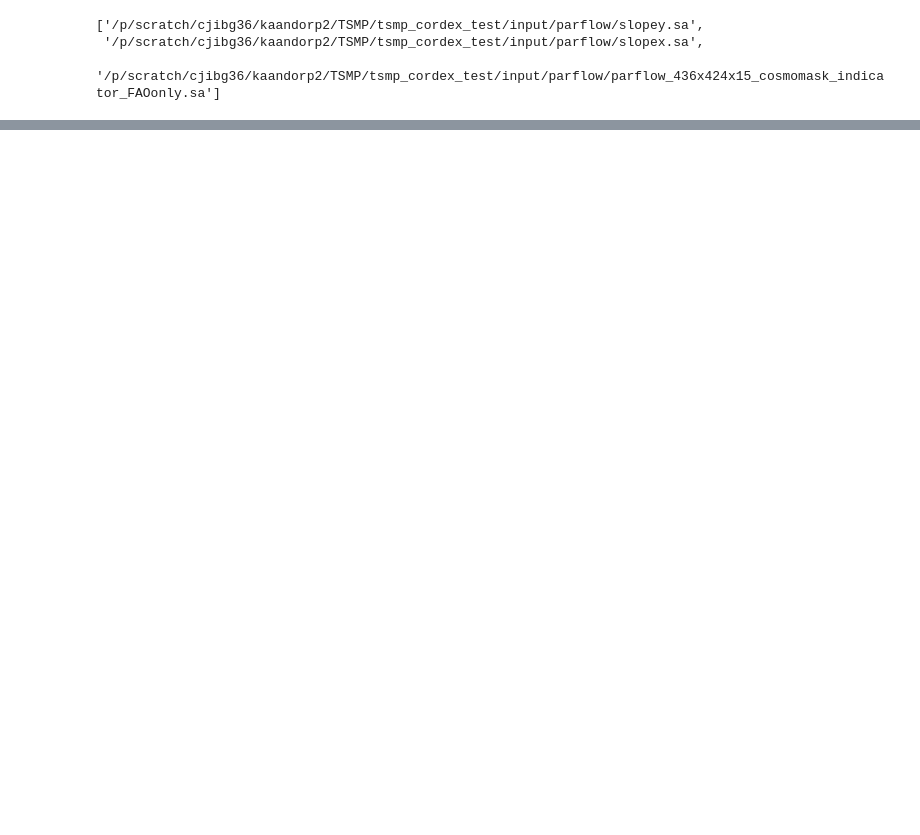
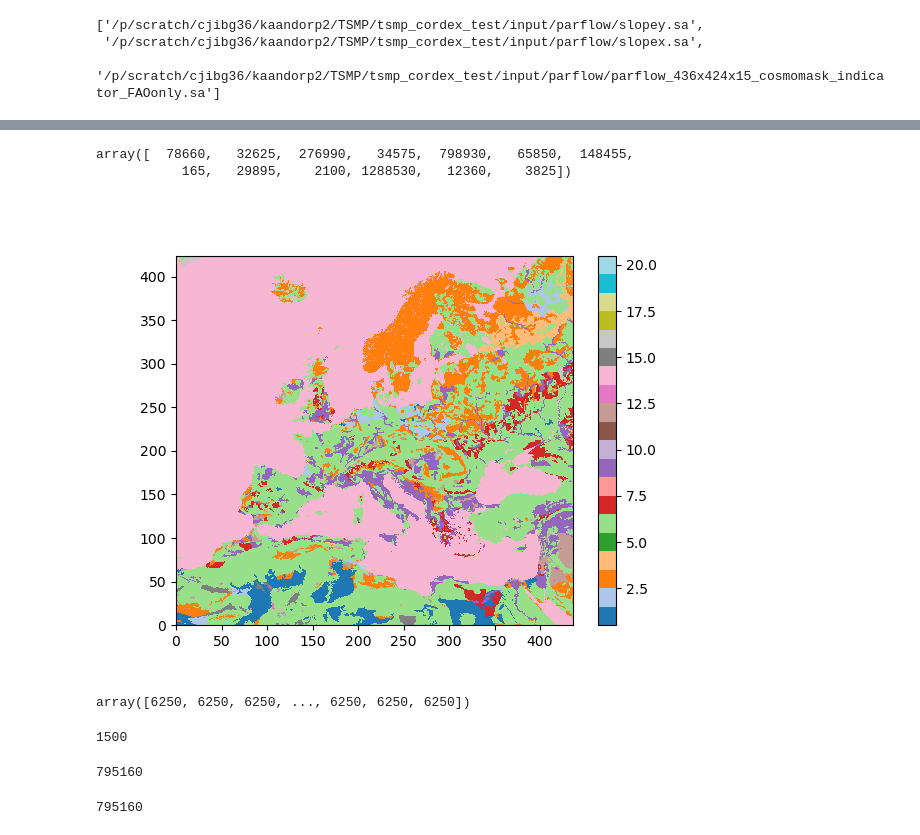
Before and after one commit to mikaelk/TSMP_tests, a Jupyter notebook: read_parflowfiles.ipynb, the cells around one changed output, grey strips where cells are left out. Drawn from its saved outputs; the diff is of its cells as text; code cells hidden in the pictures; blank space fills up the shorter version.

```diff
--- a/read_parflowfiles.ipynb
+++ b/read_parflowfiles.ipynb
@@ -46,5 +46,9 @@ plt.figure()
 plt.pcolormesh(mask[0,:,:],cmap=plt.cm.tab20)
 plt.colorbar()
 
-np.unique(mask)
+vals,counts = np.unique(mask,return_counts=True)
+print(vals)
+print(counts)
+
+print(vals[counts == max(counts)])
 # %% [output]
@@ -52,3 +59,15 @@ array([ 1.,  2.,  3.,  4.,  6.,  7.,  9., 11., 12., 13., 14., 15., 16.])
 [figure]
 [figure]
 [figure]
+# %%
+plt.figure()
+plt.pcolormesh(mask[-1,:,:],cmap=plt.cm.tab20,vmin=0.5,vmax=20.5)
+cbar = plt.colorbar()
+counts
+
+# np.unique(
+# cbar.set_ticklabels(np.unique(mask))
+# %% [output]
+array([  78660,   32625,  276990,   34575,  798930,   65850,  148455,
+           165,   29895,    2100, 1288530,   12360,    3825])
+[figure, added]
@@ -54,0 +99,16 @@ array([ 1.,  2.,  3.,  4.,  6.,  7.,  9., 11., 12., 13., 14., 15., 16.])
+# %%
+array[1:,0] - array[:-1,0]
+# %% [output]
+array([6250, 6250, 6250, ..., 6250, 6250, 6250])
+# %%
+3194250-3192750
+# %% [output]
+1500
+# %%
+int(n_points)
+# %% [output]
+795160
+# %%
+397580*2
+# %% [output]
+795160
```
Also changed, not shown: parts of 4 cells of this notebook, 3 other files.
